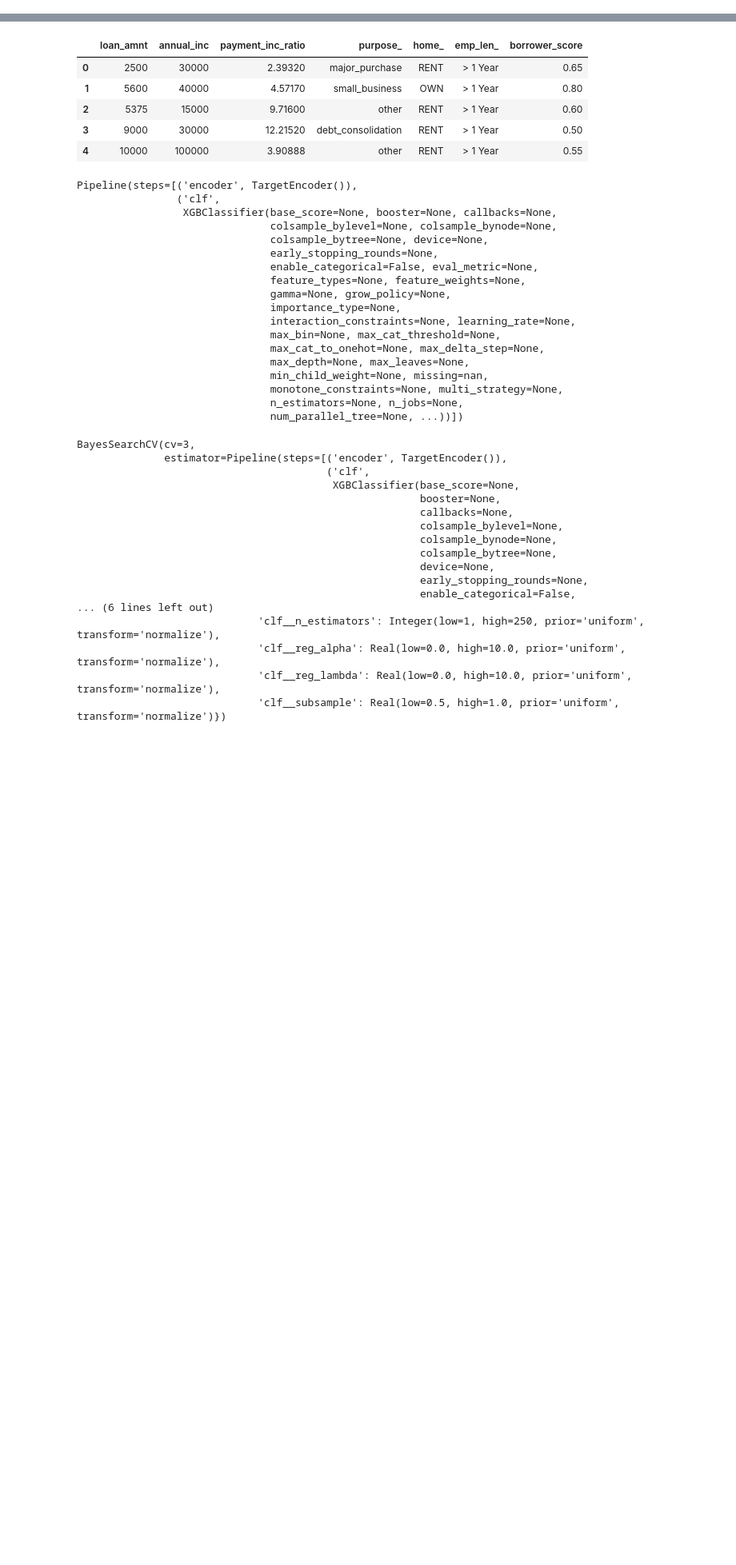
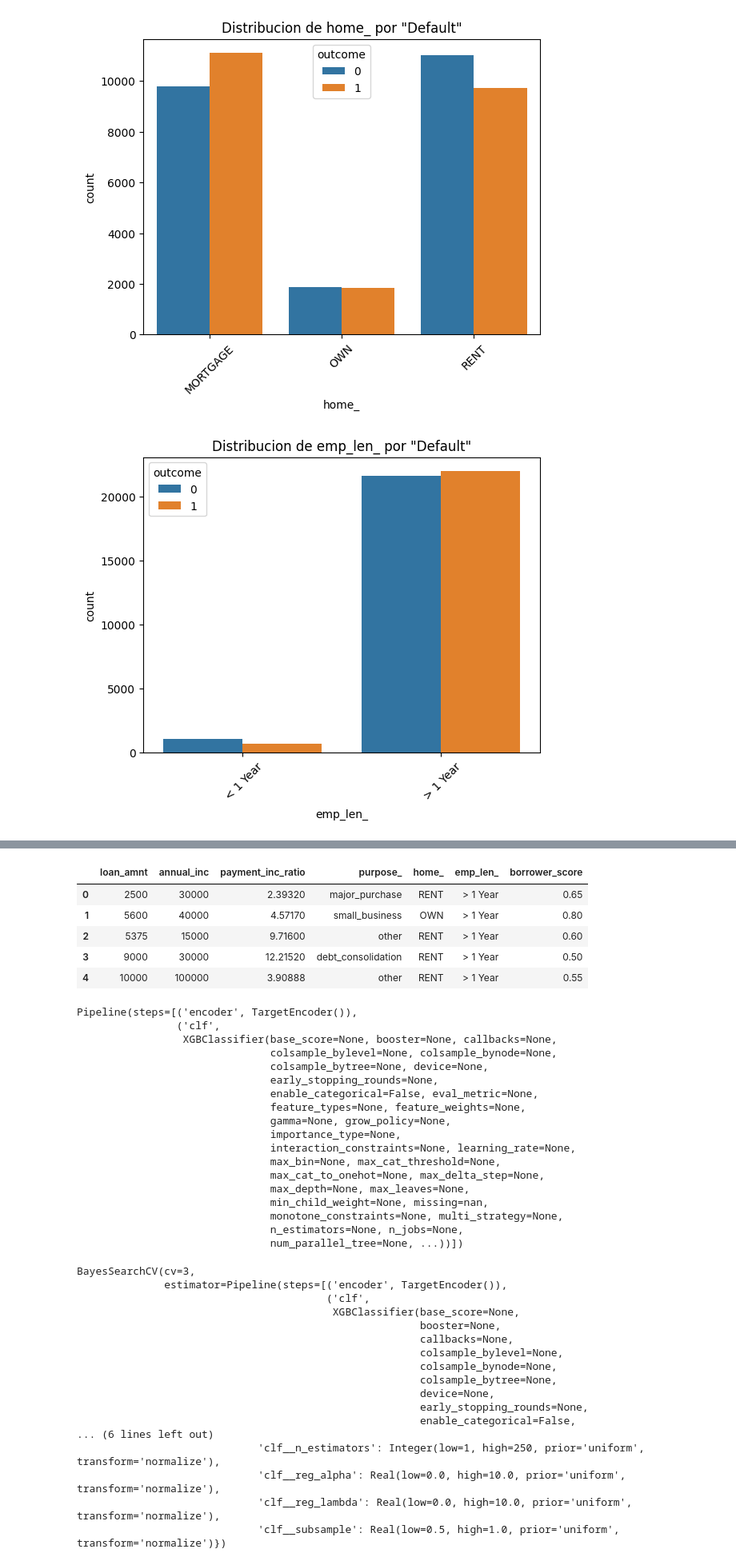
Before and after one commit to Nimbus-commints/Data-Science-Proyectos, a Jupyter notebook: Prediccion de Aprobacion de Prestam/Prediccion Aprobacion Prestamo.ipynb, the cells around one changed output, grey strips where cells are left out. Shown at 80% size. Saved outputs shown, nothing was run; the diff lists cells and outputs as text; code cells hidden in the pictures; blank space fills up the shorter version.

```diff
--- a/Prediccion de Aprobacion de Prestam/Prediccion Aprobacion Prestamo.ipynb
+++ b/Prediccion de Aprobacion de Prestam/Prediccion Aprobacion Prestamo.ipynb
@@ -24,0 +128,15 @@ Index(['Unnamed: 0', 'status', 'loan_amnt', 'term', 'annual_inc', 'dti',
+# %%
+# Definicion de las variables categoricas
+cat_variables = ['home_','emp_len_','purpose_']
+
+for col in cat_variables:
+    loan_data[col] = loan_data[col].astype('category')
+# %%
+for col in cat_variables:
+    sns.countplot(x=col,data=loan_data, hue='outcome')
+    plt.title(f'Distribucion de {col} por "Default"')
+    plt.xticks(rotation=45)
+    plt.show()
+# %% [output]
+[figure, added]
+[figure, added]
```
Also changed, not shown: parts of 27 cells of this notebook.
